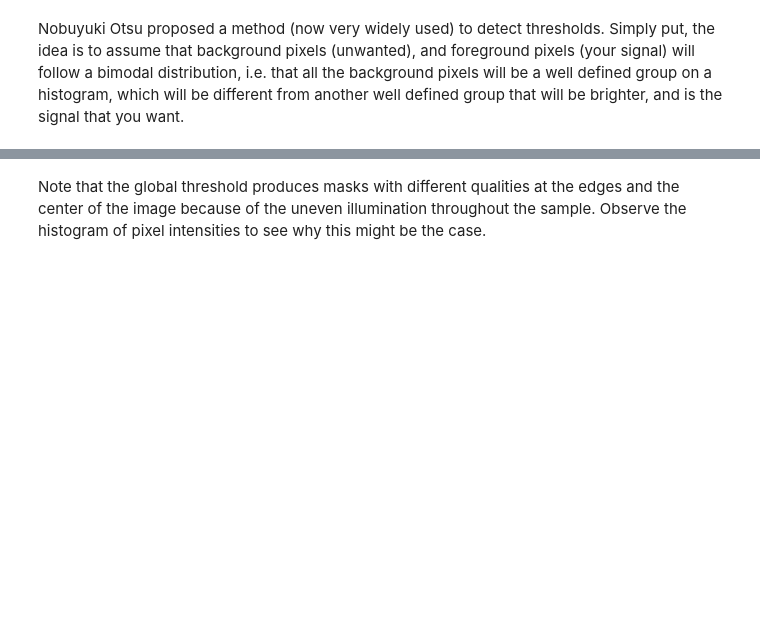
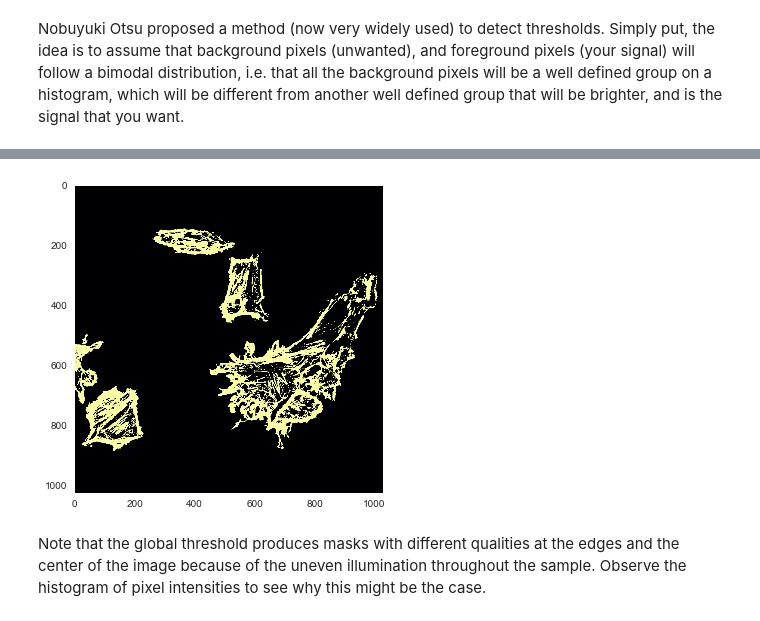
Before and after one commit to DataLucence/images, a Jupyter notebook: lessons/Lesson 3 Preprocessing I (Global Thresholds).ipynb, the cells around one changed output, grey strips where cells are left out. Cells and saved outputs as stored; diff of their text form; code cells hidden in the pictures; blank space fills up the shorter version.

```diff
--- a/lessons/Lesson 3 Preprocessing I (Global Thresholds).ipynb
+++ b/lessons/Lesson 3 Preprocessing I (Global Thresholds).ipynb
@@ -125 +148,8 @@ Tomorrow, we will cover how to design your image processing pipeline to deal wit
+# %%
+#answer
+def mask_im(im, threshold):
+    mask = np.zeros(im.shape)
+    mask[im >=threshold] = 1
+    plt.imshow(mask, vmin = 0, vmax = 1)
+    return(mask)
 # %%
@@ -127,2 +199,2 @@ nodrug_slice['actin'].dtype
 # %%
-data = nodrug_slice['actin']
+data = wt['actin'].copy()
@@ -200,3 +212,7 @@ ax[2].imshow(mask_zoom_edge, vmin=0, vmax=1)
+# %%
+mask = mask_im(data,thresh)
+# %% [output]
+[figure, added]
 # %% [markdown]
 Note that the global threshold produces masks with different qualities at the edges and the center of the image because of the uneven illumination throughout the sample. Observe the histogram of pixel intensities to see why this might be the case.
 # %%
```
Also changed, not shown: parts of 64 cells of this notebook, 11 other files.
